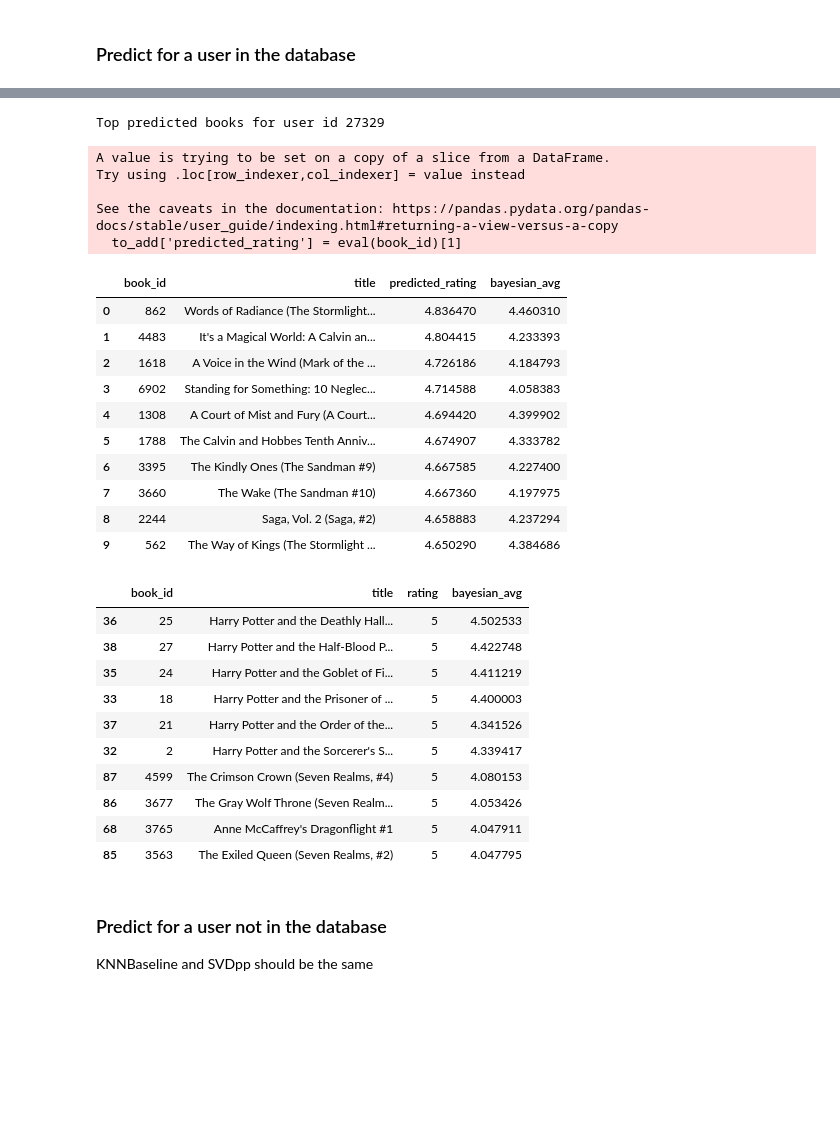
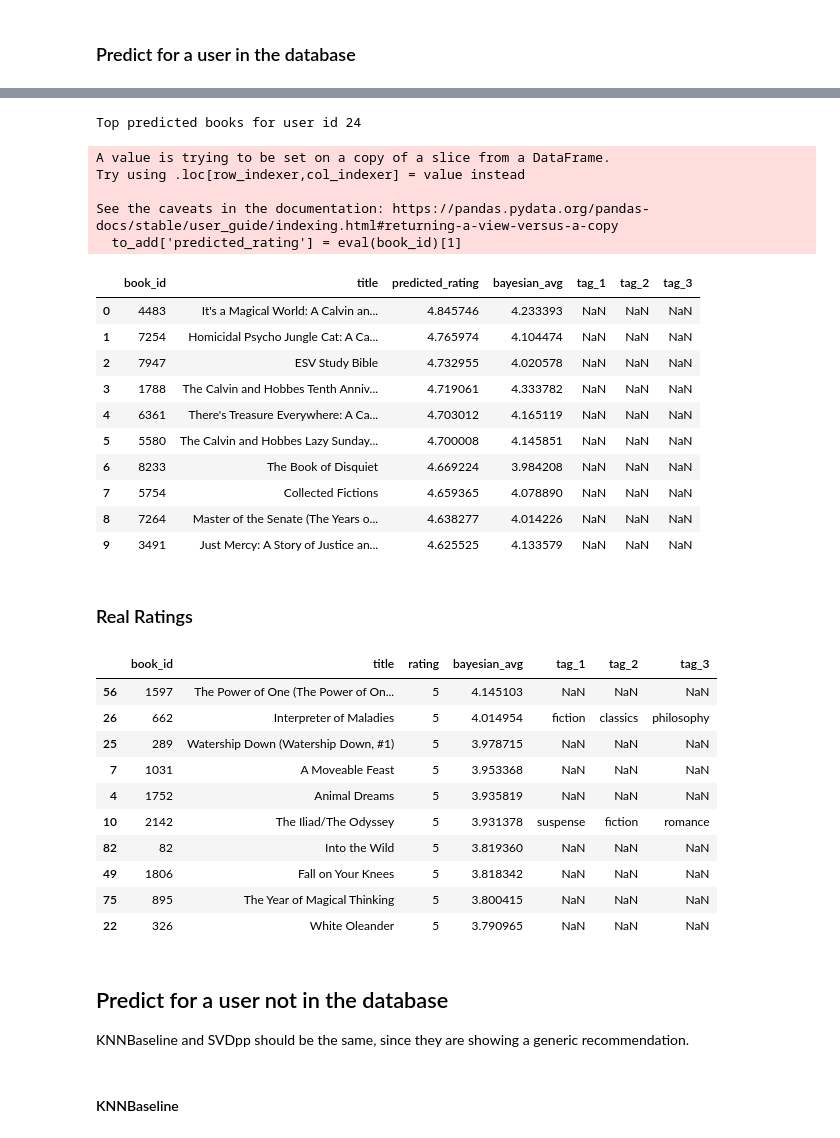
Before and after one commit to Snizzmo/Data-Science, a Jupyter notebook: Capstone3/notebooks/3.0-cf-predictions.ipynb, the cells around one changed output, grey strips where cells are left out. Cells and saved outputs as stored; diff of their text form; code cells hidden in the pictures; blank space fills up the shorter version.

```diff
--- a/Capstone3/notebooks/3.0-cf-predictions.ipynb
+++ b/Capstone3/notebooks/3.0-cf-predictions.ipynb
@@ -7,8 +7,8 @@ import pandas as pd
 # Read in the dataframes
 books = pd.read_csv('../data/processed/books.csv')
 ratings = pd.read_csv('../data/processed/ratings.csv')
-top_10_SVDpp= pd.read_csv('../data/processed/top_10_SVDpp.csv', index_col=0)
-top_10_KNNBaseline = pd.read_csv('../data/processed/top_10_KNNBaseline.csv', index_col=0)
+top_10_SVDpp= pd.read_csv('../data/processed/top_10_100_SVDpp.csv', index_col=0)
+top_10_KNNBaseline = pd.read_csv('../data/processed/top_10_100_KNNBaseline.csv', index_col=0)
 # %%
 def top_ten_prediction(user_id, top_10, books):
     if user_id not in top_10.columns:
@@ -76,45 +116,49 @@ See the caveats in the documentation: https://pandas.pydata.org/pandas-docs/stab
 # %%
-#Predict users top_ten routes
-top_books = top_ten_prediction("27329", top_10_SVDpp, books)
+#Predict users top_ten books
+top_books = top_ten_prediction("24", top_10_SVDpp, books)
 top_books.reset_index(inplace=True)
-top_books[['book_id', 'title','predicted_rating', 'bayesian_avg']]
+top_books[['book_id', 'title','predicted_rating', 'bayesian_avg', 'tag_1', 'tag_2', 'tag_3']]
 # %% [output]
-Top predicted books for user id 27329
+Top predicted books for user id 24
 A value is trying to be set on a copy of a slice from a DataFrame.
 Try using .loc[row_indexer,col_indexer] = value instead
 
 See the caveats in the documentation: https://pandas.pydata.org/pandas-docs/stable/user_guide/indexing.html#returning-a-view-versus-a-copy
   to_add['predicted_rating'] = eval(book_id)[1]
-|  | book_id | title | predicted_rating | bayesian_avg |
-| 0 | 862 | Words of Radiance (The Stormlight... | 4.836470 | 4.460310 |
-| 1 | 4483 | It's a Magical World: A Calvin an... | 4.804415 | 4.233393 |
-| 2 | 1618 | A Voice in the Wind (Mark of the ... | 4.726186 | 4.184793 |
-| 3 | 6902 | Standing for Something: 10 Neglec... | 4.714588 | 4.058383 |
-| 4 | 1308 | A Court of Mist and Fury (A Court... | 4.694420 | 4.399902 |
-| 5 | 1788 | The Calvin and Hobbes Tenth Anniv... | 4.674907 | 4.333782 |
-| 6 | 3395 | The Kindly Ones (The Sandman #9) | 4.667585 | 4.227400 |
-| 7 | 3660 | The Wake (The Sandman #10) | 4.667360 | 4.197975 |
-| 8 | 2244 | Saga, Vol. 2 (Saga, #2) | 4.658883 | 4.237294 |
-| 9 | 562 | The Way of Kings (The Stormlight ... | 4.650290 | 4.384686 |
+|  | book_id | title | predicted_rating | bayesian_avg | tag_1 | tag_2 | tag_3 |
+| 0 | 4483 | It's a Magical World: A Calvin an... | 4.845746 | 4.233393 | NaN | NaN | NaN |
+| 1 | 7254 | Homicidal Psycho Jungle Cat: A Ca... | 4.765974 | 4.104474 | NaN | NaN | NaN |
+| 2 | 7947 | ESV Study Bible | 4.732955 | 4.020578 | NaN | NaN | NaN |
+| 3 | 1788 | The Calvin and Hobbes Tenth Anniv... | 4.719061 | 4.333782 | NaN | NaN | NaN |
+| 4 | 6361 | There's Treasure Everywhere: A Ca... | 4.703012 | 4.165119 | NaN | NaN | NaN |
+| 5 | 5580 | The Calvin and Hobbes Lazy Sunday... | 4.700008 | 4.145851 | NaN | NaN | NaN |
+| 6 | 8233 | The Book of Disquiet | 4.669224 | 3.984208 | NaN | NaN | NaN |
+| 7 | 5754 | Collected Fictions | 4.659365 | 4.078890 | NaN | NaN | NaN |
+| 8 | 7264 | Master of the Senate (The Years o... | 4.638277 | 4.014226 | NaN | NaN | NaN |
+| 9 | 3491 | Just Mercy: A Story of Justice an... | 4.625525 | 4.133579 | NaN | NaN | NaN |
+# %% [markdown]
+### Real Ratings
 # %%
-real_ratings = ratings[ratings.user_id == 27329]
+real_ratings = ratings[ratings.user_id == 24]
 real_ratings = pd.merge(real_ratings, books, on='book_id')
 real_ratings = real_ratings.sort_values(['rating','bayesian_avg'], ascending=[False, False])
-real_ratings[['book_id', 'title','rating', 'bayesian_avg']].head(10)
+real_ratings[['book_id', 'title','rating', 'bayesian_avg', 'tag_1', 'tag_2', 'tag_3']].head(10)
 # %% [output]
-|  | book_id | title | rating | bayesian_avg |
-| 36 | 25 | Harry Potter and the Deathly Hall... | 5 | 4.502533 |
-| 38 | 27 | Harry Potter and the Half-Blood P... | 5 | 4.422748 |
-| 35 | 24 | Harry Potter and the Goblet of Fi... | 5 | 4.411219 |
-| 33 | 18 | Harry Potter and the Prisoner of ... | 5 | 4.400003 |
-| 37 | 21 | Harry Potter and the Order of the... | 5 | 4.341526 |
-| 32 | 2 | Harry Potter and the Sorcerer's S... | 5 | 4.339417 |
-| 87 | 4599 | The Crimson Crown (Seven Realms, #4) | 5 | 4.080153 |
-| 86 | 3677 | The Gray Wolf Throne (Seven Realm... | 5 | 4.053426 |
-| 68 | 3765 | Anne McCaffrey's Dragonflight #1 | 5 | 4.047911 |
-| 85 | 3563 | The Exiled Queen (Seven Realms, #2) | 5 | 4.047795 |
+|  | book_id | title | rating | bayesian_avg | tag_1 | tag_2 | tag_3 |
+| 56 | 1597 | The Power of One (The Power of On... | 5 | 4.145103 | NaN | NaN | NaN |
+| 26 | 662 | Interpreter of Maladies | 5 | 4.014954 | fiction | classics | philosophy |
+| 25 | 289 | Watership Down (Watership Down, #1) | 5 | 3.978715 | NaN | NaN | NaN |
+| 7 | 1031 | A Moveable Feast | 5 | 3.953368 | NaN | NaN | NaN |
+| 4 | 1752 | Animal Dreams | 5 | 3.935819 | NaN | NaN | NaN |
+| 10 | 2142 | The Iliad/The Odyssey | 5 | 3.931378 | suspense | fiction | romance |
+| 82 | 82 | Into the Wild | 5 | 3.819360 | NaN | NaN | NaN |
+| 49 | 1806 | Fall on Your Knees | 5 | 3.818342 | NaN | NaN | NaN |
+| 75 | 895 | The Year of Magical Thinking | 5 | 3.800415 | NaN | NaN | NaN |
+| 22 | 326 | White Oleander | 5 | 3.790965 | NaN | NaN | NaN |
 # %% [markdown]
-### Predict for a user not in the database
+## Predict for a user not in the database
 
-KNNBaseline and SVDpp should be the same
+KNNBaseline and SVDpp should be the same, since they are showing a generic recommendation.
+# %% [markdown]
+#### KNNBaseline
 # %%
```
Also changed, not shown: parts of 14 cells of this notebook, 4 other files.
